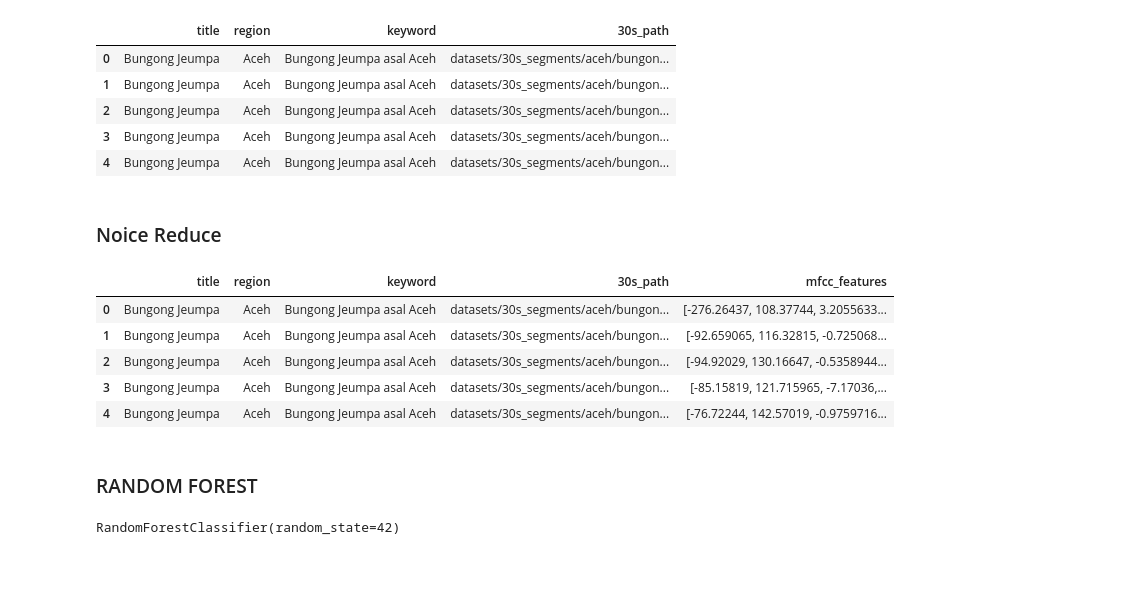
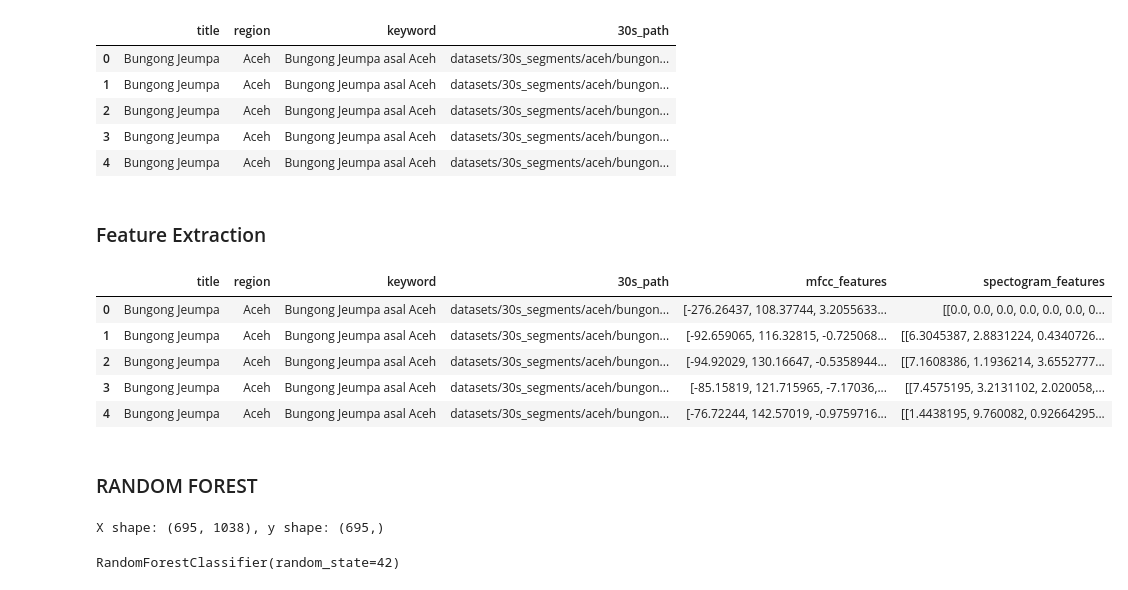
Before and after one commit to SuaraNusa/python-suara-nusa-model, a Jupyter notebook: main.ipynb, the cells around one changed output. Cells and saved outputs as stored; diff of their text form; code cells hidden in the pictures.

```diff
--- a/main.ipynb
+++ b/main.ipynb
@@ -145,8 +145,8 @@ df_res.head()
 | 2 | Bungong Jeumpa | Aceh | Bungong Jeumpa asal Aceh | datasets/30s_segments/aceh/bungon... |
 | 3 | Bungong Jeumpa | Aceh | Bungong Jeumpa asal Aceh | datasets/30s_segments/aceh/bungon... |
 | 4 | Bungong Jeumpa | Aceh | Bungong Jeumpa asal Aceh | datasets/30s_segments/aceh/bungon... |
-# %% [markdown]
-### Noice Reduce
+# %% [markdown]
+### Feature Extraction
 # %%
 def extract_mfcc_features(wav_path, n_mfcc=13):
     y, sr = librosa.load(wav_path)
@@ -161,13 +168,14 @@ def extract_spectogram_features(wav_path):
 # %%
-df_res['mfcc_features'] = df_res['30s_path'].apply(extract_mfcc_features)
-df_res.head()
+# df_res['mfcc_features'] = df_res['30s_path'].apply(extract_mfcc_features)
+# df_res['spectogram_features'] = df_res['30s_path'].apply(extract_spectogram_features)
+# df_res.head()
 # %% [output]
-|  | title | region | keyword | 30s_path | mfcc_features |
-| 0 | Bungong Jeumpa | Aceh | Bungong Jeumpa asal Aceh | datasets/30s_segments/aceh/bungon... | [-276.26437, 108.37744, 3.2055633... |
-| 1 | Bungong Jeumpa | Aceh | Bungong Jeumpa asal Aceh | datasets/30s_segments/aceh/bungon... | [-92.659065, 116.32815, -0.725068... |
-| 2 | Bungong Jeumpa | Aceh | Bungong Jeumpa asal Aceh | datasets/30s_segments/aceh/bungon... | [-94.92029, 130.16647, -0.5358944... |
-| 3 | Bungong Jeumpa | Aceh | Bungong Jeumpa asal Aceh | datasets/30s_segments/aceh/bungon... | [-85.15819, 121.715965, -7.17036,... |
-| 4 | Bungong Jeumpa | Aceh | Bungong Jeumpa asal Aceh | datasets/30s_segments/aceh/bungon... | [-76.72244, 142.57019, -0.9759716... |
+|  | title | region | keyword | 30s_path | mfcc_features | spectogram_features |
+| 0 | Bungong Jeumpa | Aceh | Bungong Jeumpa asal Aceh | datasets/30s_segments/aceh/bungon... | [-276.26437, 108.37744, 3.2055633... | [[0.0, 0.0, 0.0, 0.0, 0.0, 0.0, 0... |
+| 1 | Bungong Jeumpa | Aceh | Bungong Jeumpa asal Aceh | datasets/30s_segments/aceh/bungon... | [-92.659065, 116.32815, -0.725068... | [[6.3045387, 2.8831224, 0.4340726... |
+| 2 | Bungong Jeumpa | Aceh | Bungong Jeumpa asal Aceh | datasets/30s_segments/aceh/bungon... | [-94.92029, 130.16647, -0.5358944... | [[7.1608386, 1.1936214, 3.6552777... |
+| 3 | Bungong Jeumpa | Aceh | Bungong Jeumpa asal Aceh | datasets/30s_segments/aceh/bungon... | [-85.15819, 121.715965, -7.17036,... | [[7.4575195, 3.2131102, 2.020058,... |
+| 4 | Bungong Jeumpa | Aceh | Bungong Jeumpa asal Aceh | datasets/30s_segments/aceh/bungon... | [-76.72244, 142.57019, -0.9759716... | [[1.4438195, 9.760082, 0.92664295... |
 # %%
 from sklearn.metrics import classification_report
 from sklearn.metrics import accuracy_score, precision_score, recall_score, f1_score
@@ -204 +230,5 @@ def print_score(clf, X_train, y_train, X_test, y_test, train=True):
+# %%
+print(f"X shape: {X.shape}, y shape: {y.shape}")
+# %% [output]
+X shape: (695, 1038), y shape: (695,)
 # %%
```
Also changed, not shown: parts of 9 cells of this notebook.
